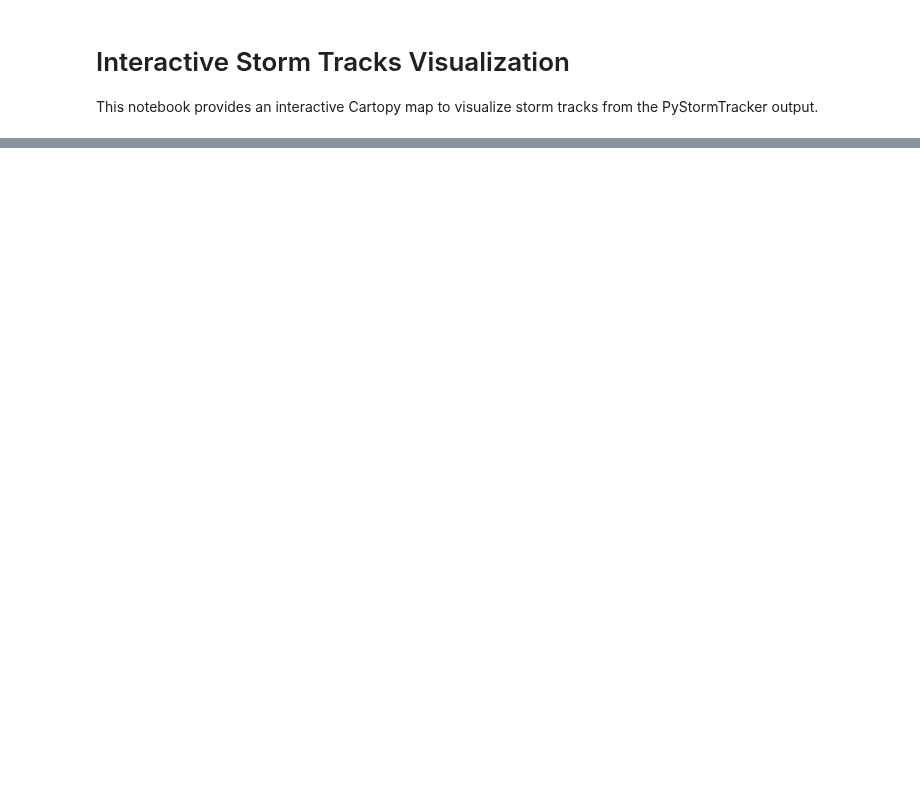
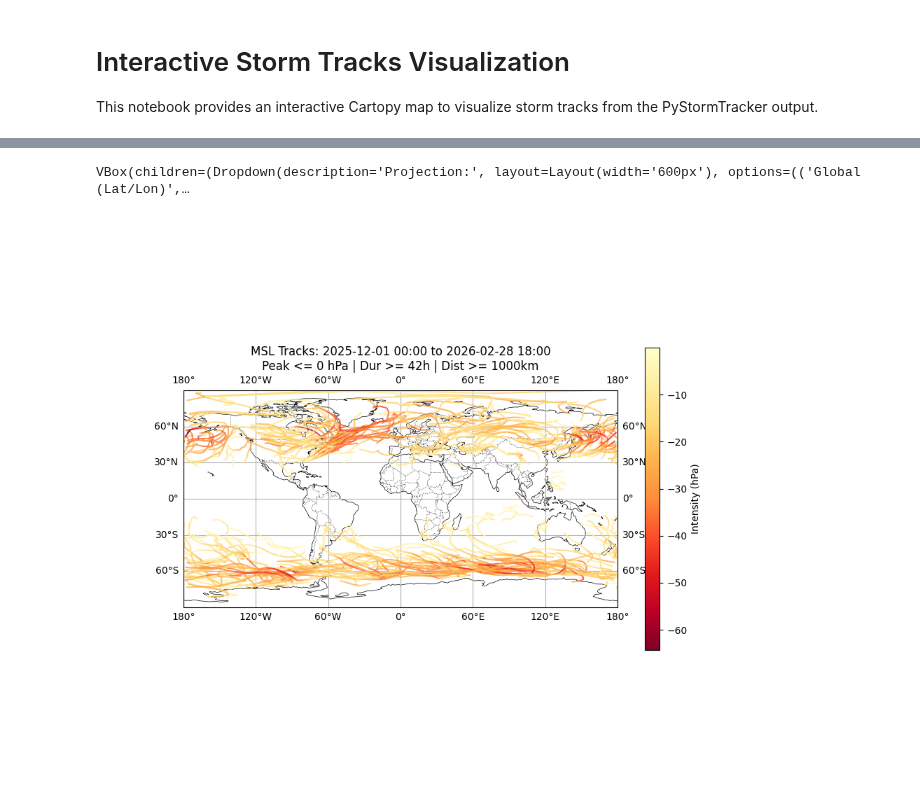
Before and after one commit to mwyau/PyStormTracker, a Jupyter notebook: notebooks/interactive_tracks.ipynb, the cells around one changed output, grey strips where cells are left out. Drawn from its saved outputs; the diff is of its cells as text; code cells hidden in the pictures; blank space fills up the shorter version.

Commit message:
docs: map intense tracks to red colormap in visualization

```diff
--- a/notebooks/interactive_tracks.ipynb
+++ b/notebooks/interactive_tracks.ipynb
@@ -199,36 +206,39 @@ def update_plot(change):
         else:
             ax.set_global()
 
-        cmap = 'YlOrRd' if track_type == 'vo' else 'viridis_r'
+        cmap = 'YlOrRd' if track_type == 'vo' else 'YlOrRd_r'
         norm = Normalize(vmin=min_di, vmax=max_di)
         lc = LineCollection([], cmap=cmap, norm=norm, linewidths=1.5, alpha=0.8, transform=ccrs.PlateCarree())
         ax.add_collection(lc)
 
         cbar = fig.colorbar(ScalarMappable(norm=norm, cmap=cmap), ax=ax, orientation='vertical', shrink=0.7, pad=0.05)
         cbar.set_label(f'Intensity ({intensity_unit})')
 
         current_proj = proj_type
 
     lc.set_segments(lines)
     if intensities:
         lc.set_array(np.array(intensities))
     else:
         lc.set_array(np.array([]))
 
     s_str = pd.to_datetime(t_start).strftime('%Y-%m-%d %H:%M')
     e_str = pd.to_datetime(t_end).strftime('%Y-%m-%d %H:%M')
     cond = ">=" if track_type == 'vo' else "<="
 
     ax.set_title(
         f"{track_type.upper()} Tracks: {s_str} to {e_str}\n"
         f"Peak {cond} {threshold} {intensity_unit} | Dur >= {min_dur}h | Dist >= {min_dist}km"
     )
     fig.canvas.draw_idle()
 
 # 4. Display UI and Initial Update
 for w in [proj_dropdown, time_range_slider, strength_slider, duration_slider, dist_slider]:
     w.observe(update_plot, names='value')
 
 ui = widgets.VBox([proj_dropdown, time_range_slider, strength_slider, duration_slider, dist_slider])
 display(ui)
 update_plot(None)
+# %% [output]
+VBox(children=(Dropdown(description='Projection:', layout=Layout(width='600px'), options=(('Global (Lat/Lon)',…
+[figure, added]
```
Also changed, not shown: parts of 3 cells of this notebook.
